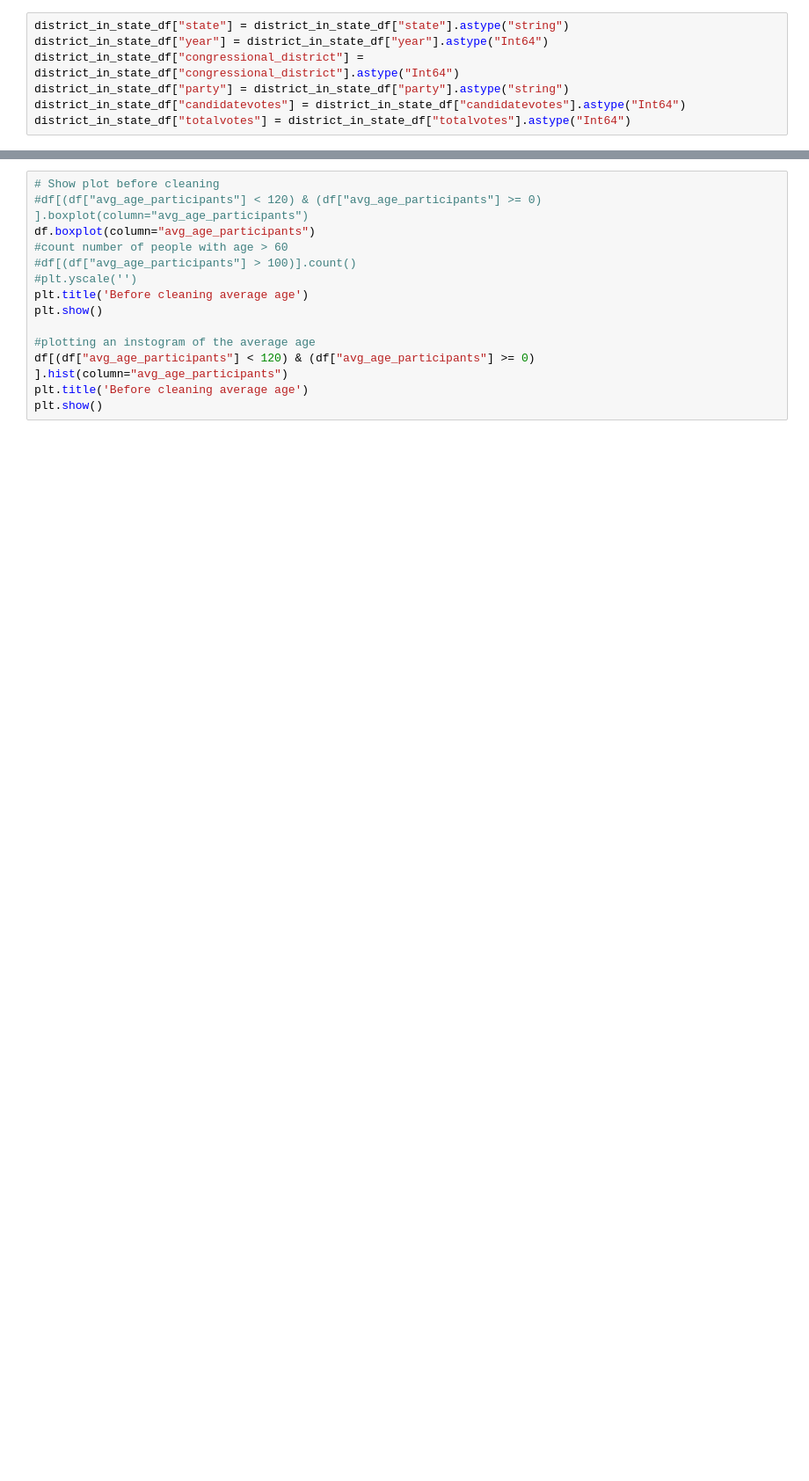
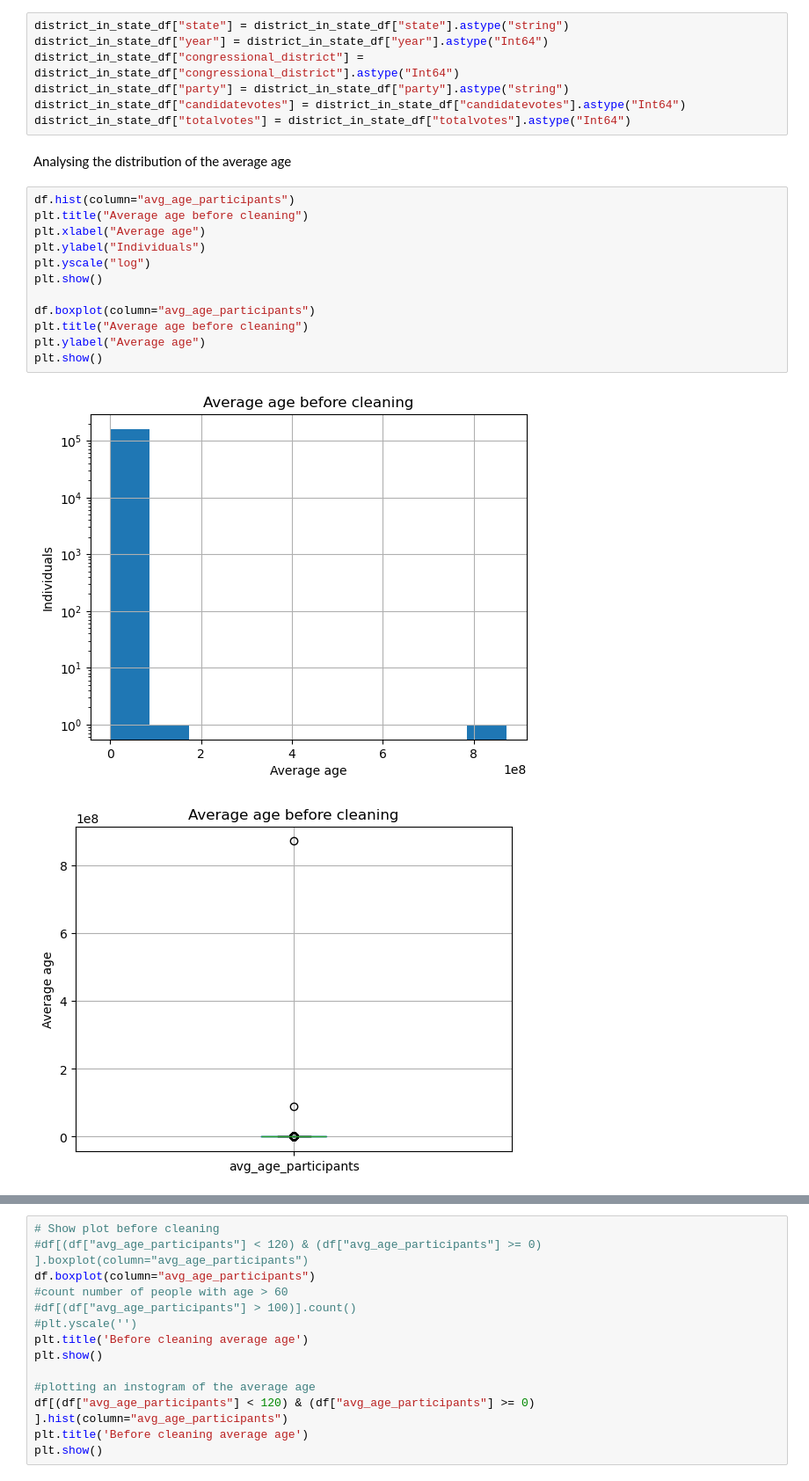
Before and after one commit to vezzusamu/dm-project, a Jupyter notebook: data_understanding.ipynb, the cells around one changed output, grey strips where cells are left out. Shown at 88% size. Saved outputs shown, nothing was run; the diff lists cells and outputs as text; blank space fills up the shorter version.

Commit message:
organization of avg age cleaning

```diff
--- a/data_understanding.ipynb
+++ b/data_understanding.ipynb
@@ -145,3 +154,20 @@ district_in_state_df["congressional_district"] = district_in_state_df["congressi
 district_in_state_df["party"] = district_in_state_df["party"].astype("string")
 district_in_state_df["candidatevotes"] = district_in_state_df["candidatevotes"].astype("Int64")
 district_in_state_df["totalvotes"] = district_in_state_df["totalvotes"].astype("Int64")
+# %% [markdown]
+Analysing the distribution of the average age
+# %%
+df.hist(column="avg_age_participants")
+plt.title("Average age before cleaning")
+plt.xlabel("Average age")
+plt.ylabel("Individuals")
+plt.yscale("log")
+plt.show()
+
+df.boxplot(column="avg_age_participants")
+plt.title("Average age before cleaning")
+plt.ylabel("Average age")
+plt.show()
+# %% [output]
+[figure, added]
+[figure, added]
```
Also changed, not shown: parts of 17 cells of this notebook.
